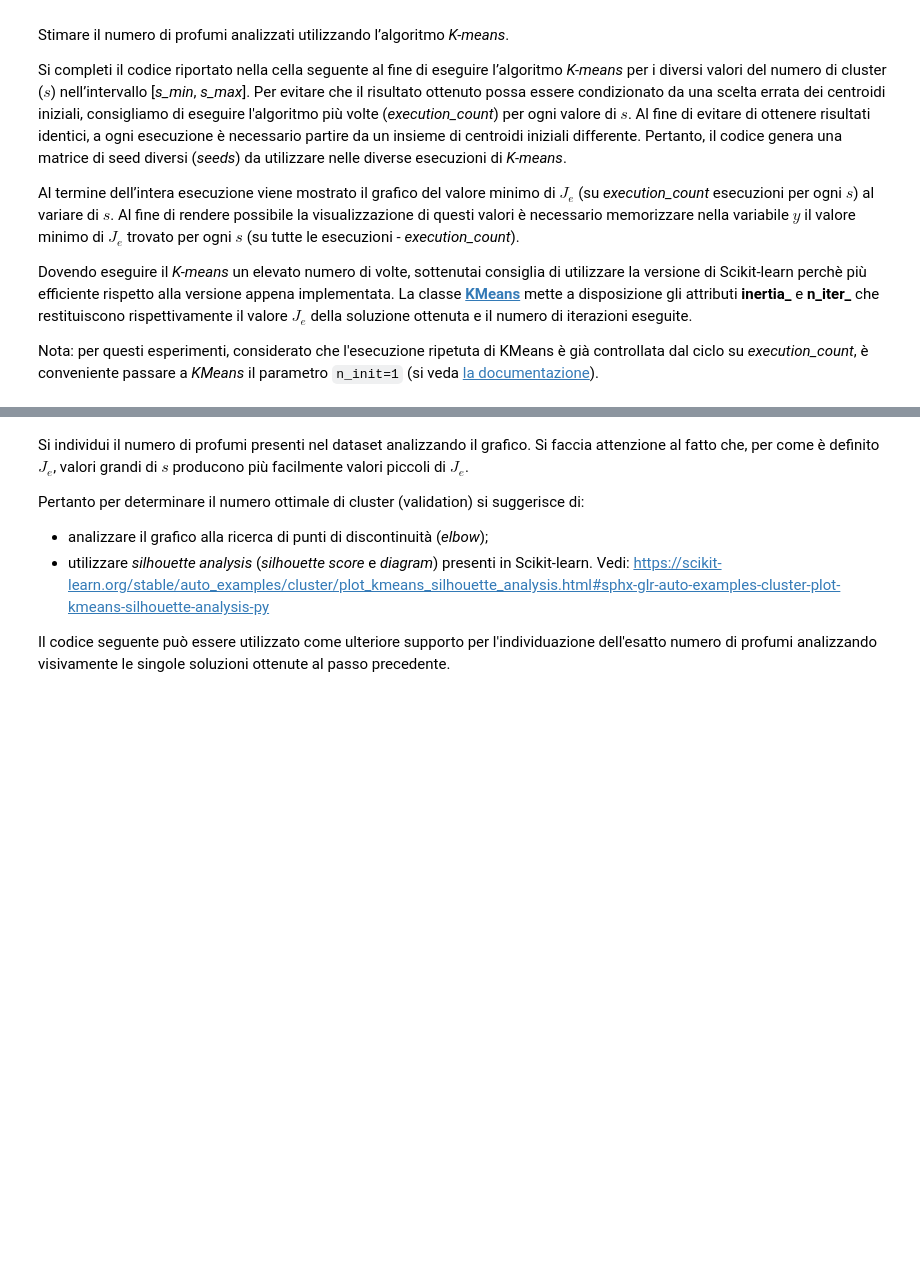
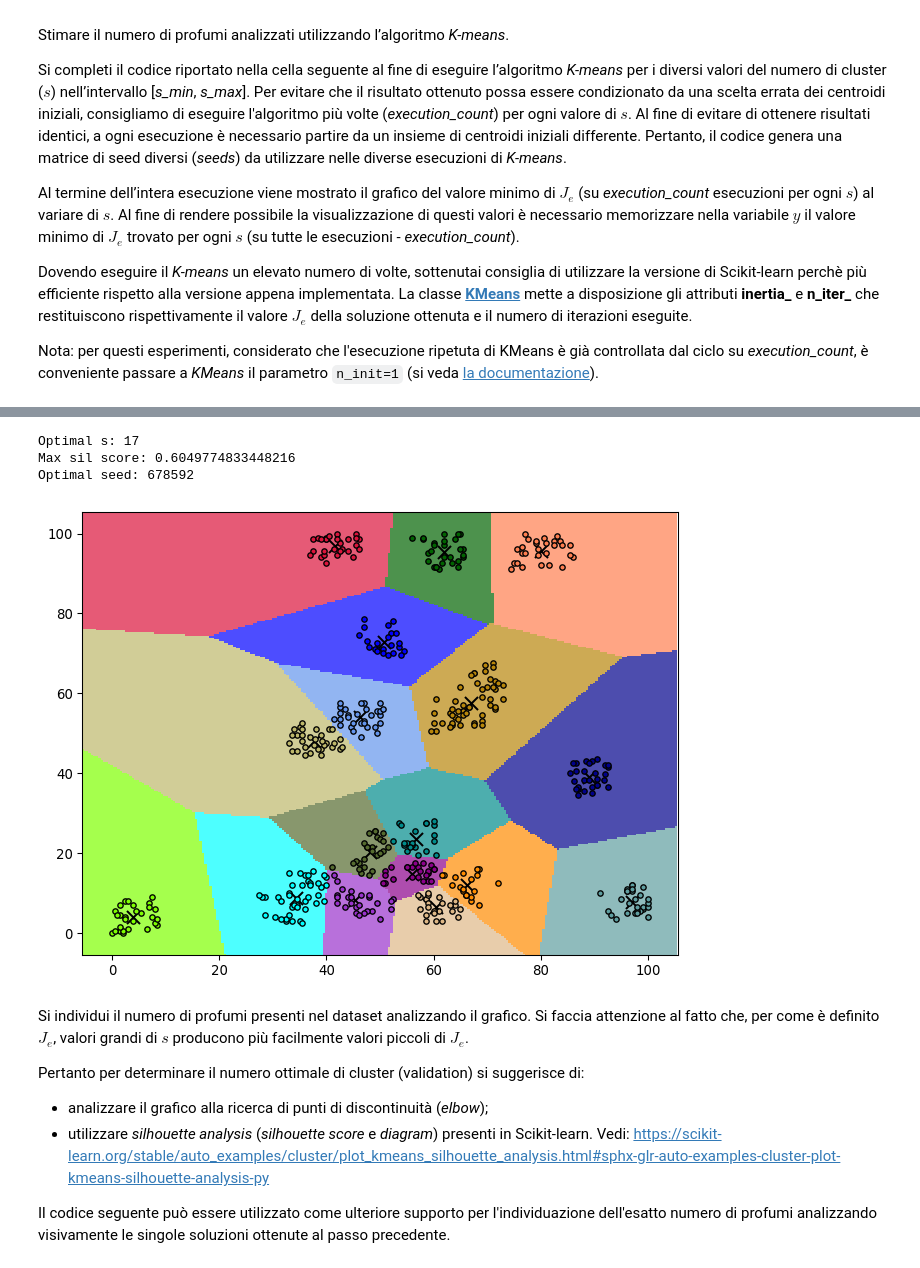
Before and after one commit to LorenzoRigoni/ML_Competition, a Jupyter notebook: Profumi/6 - KMeans.ipynb, the cells around one changed output, grey strips where cells are left out. Cells and saved outputs as stored; diff of their text form; code cells hidden in the pictures; blank space fills up the shorter version.

```diff
--- a/Profumi/6 - KMeans.ipynb
+++ b/Profumi/6 - KMeans.ipynb
@@ -443,3 +409,62 @@ For n_clusters = 25, the average silhouette_score is: 0.5054668705636766
+# %%
+# Esercizio 3: si individui il numero di cluster ottimale nei
+# due differenti scenari [5, 15] e [16, 25] modificando i
+# successivi parametri, completando il codice e analizzando l'output
+
+s_min = 16
+s_max = 25
+execution_count = 100
+initial_seed = 1
+max_iteration_count = 50
+max_sil_score = -1
+optimal_s = 0
+optimal_seed = 0
+
+random.seed(initial_seed)
+s = np.array(range(s_min, s_max + 1))
+y = np.zeros(s.shape[0])
+seeds = np.zeros((s.shape[0], execution_count), dtype=int)
+
+for i in range(s.shape[0]):
+    for j in range(execution_count):
+        seeds[i, j] = random.randint(0, 1000000)
+        #labels, centroids, sum_square_distances, iteration_count = kmeans_execution_real(data, s[i], seeds[i, j])
+
+        #if y[i] == 0 or sum_square_distances < y[i]:
+        #    y[i] = sum_square_distances
+        kmeans = KMeans(n_clusters=s[i], random_state=seeds[i, j], n_init=1)
+        kmeans.fit(data)
+        sil_score = silhouette_score(data, kmeans.labels_, random_state=seeds[i, j])
+        if (max_sil_score <= sil_score):
+            max_sil_score = sil_score
+            optimal_s = s[i]
+            optimal_seed = seeds[i, j]
+            optimal_labels = kmeans.labels_
+            optimal_centroids = kmeans.cluster_centers_
+
+#plt.figure(num=0, dpi=96, figsize=(8, 6))
+#plt.plot(s, y, marker='o')
+#plt.xlabel('Numero di cluster')
+#plt.ylabel('Somma quadrati distanze')
+#plt.grid(True)
+#plt.show()
+
+#faccio un arrayd dove la prima colonna son numeri da s_min a s_ma, la secodna son le distane minori ottenute e la terza la seed corrispondente
+#result = np.column_stack((range(s_min,s_max)))
+#print(result)
+
+print("Optimal s:", optimal_s)
+print("Max sil score:", max_sil_score)
+print("Optimal seed:", optimal_seed)
+
+plt.figure(num=0, dpi=96, figsize=(8, 6))
+ml_visualization.draw_clustering_decision_boundaries(data, optimal_labels, optimal_centroids)
+plt.show()
+# %% [output]
+Optimal s: 17
+Max sil score: 0.6049774833448216
+Optimal seed: 678592
+[figure, added]
 # %% [markdown]
 Si individui il numero di profumi presenti nel dataset analizzando il grafico. Si faccia attenzione al fatto che, per come è definito $J_e$, valori grandi di $s$ producono più facilmente valori piccoli di $J_e$.
 
```
Also changed, not shown: parts of 5 cells of this notebook, 1 other file.
